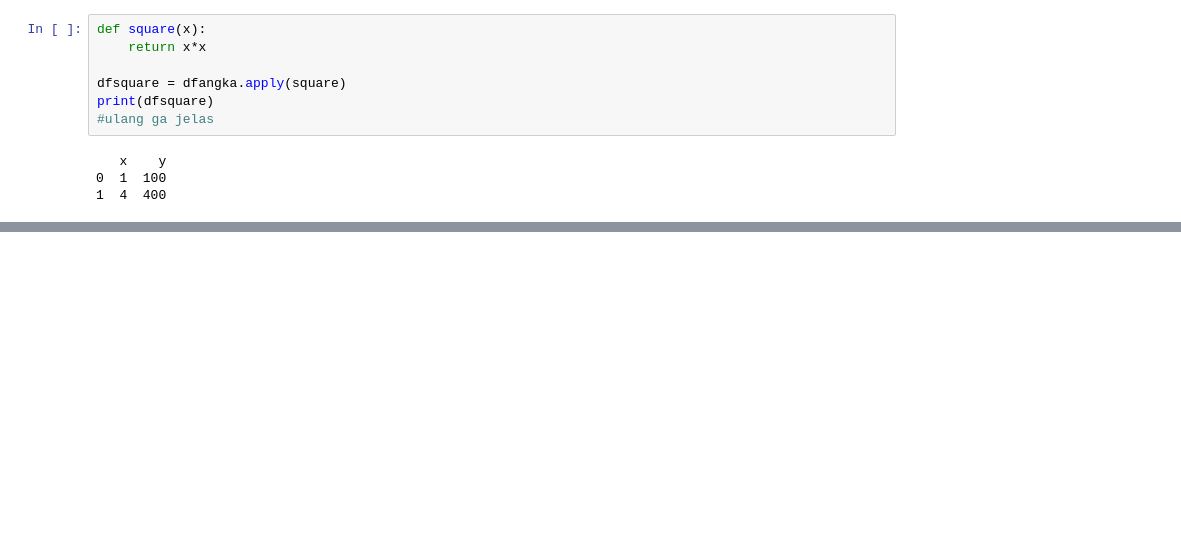
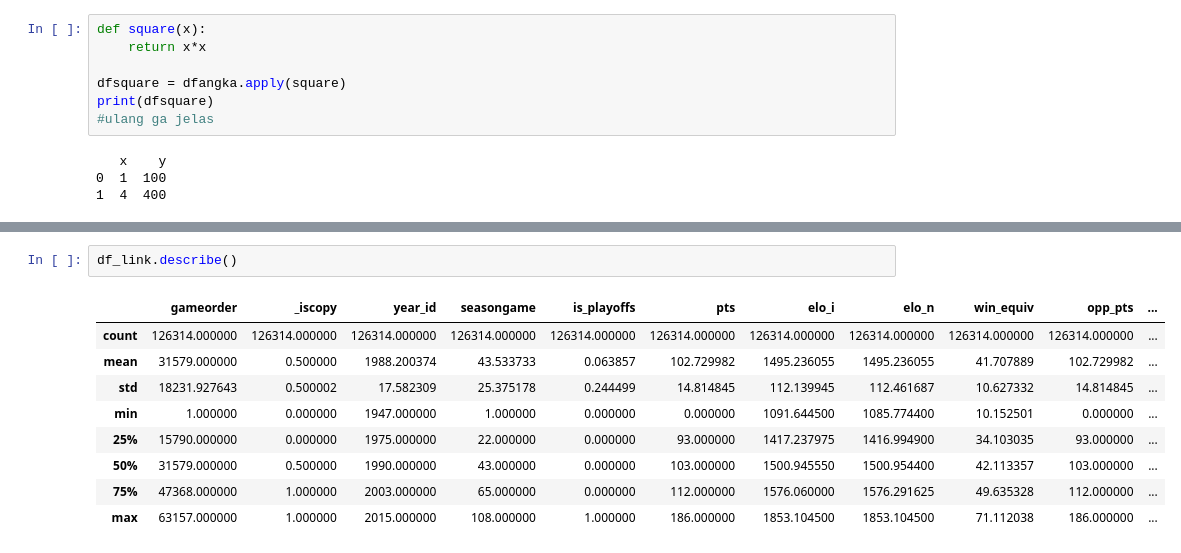
Before and after one commit to Hubhubhob/Hacktiv8, a Jupyter notebook: Hacktiv8-Sesi5/Sesi5.ipynb, the cells around one changed output, grey strips where cells are left out. Saved outputs shown, nothing was run; the diff lists cells and outputs as text; blank space fills up the shorter version.

```diff
--- a/Hacktiv8-Sesi5/Sesi5.ipynb
+++ b/Hacktiv8-Sesi5/Sesi5.ipynb
@@ -199,0 +348,12 @@ Note: you may need to restart the kernel to use updated packages.
+# %%
+df_link.describe()
+# %% [output]
+|  | gameorder | _iscopy | year_id | seasongame | is_playoffs | pts | elo_i | elo_n | win_equiv | opp_pts | ... |
+| count | 126314.000000 | 126314.000000 | 126314.000000 | 126314.000000 | 126314.000000 | 126314.000000 | 126314.000000 | 126314.000000 | 126314.000000 | 126314.000000 | ... |
+| mean | 31579.000000 | 0.500000 | 1988.200374 | 43.533733 | 0.063857 | 102.729982 | 1495.236055 | 1495.236055 | 41.707889 | 102.729982 | ... |
+| std | 18231.927643 | 0.500002 | 17.582309 | 25.375178 | 0.244499 | 14.814845 | 112.139945 | 112.461687 | 10.627332 | 14.814845 | ... |
+| min | 1.000000 | 0.000000 | 1947.000000 | 1.000000 | 0.000000 | 0.000000 | 1091.644500 | 1085.774400 | 10.152501 | 0.000000 | ... |
+| 25% | 15790.000000 | 0.000000 | 1975.000000 | 22.000000 | 0.000000 | 93.000000 | 1417.237975 | 1416.994900 | 34.103035 | 93.000000 | ... |
+| 50% | 31579.000000 | 0.500000 | 1990.000000 | 43.000000 | 0.000000 | 103.000000 | 1500.945550 | 1500.954400 | 42.113357 | 103.000000 | ... |
+| 75% | 47368.000000 | 1.000000 | 2003.000000 | 65.000000 | 0.000000 | 112.000000 | 1576.060000 | 1576.291625 | 49.635328 | 112.000000 | ... |
+| max | 63157.000000 | 1.000000 | 2015.000000 | 108.000000 | 1.000000 | 186.000000 | 1853.104500 | 1853.104500 | 71.112038 | 186.000000 | ... |
```
Also changed, not shown: parts of 38 cells of this notebook.
